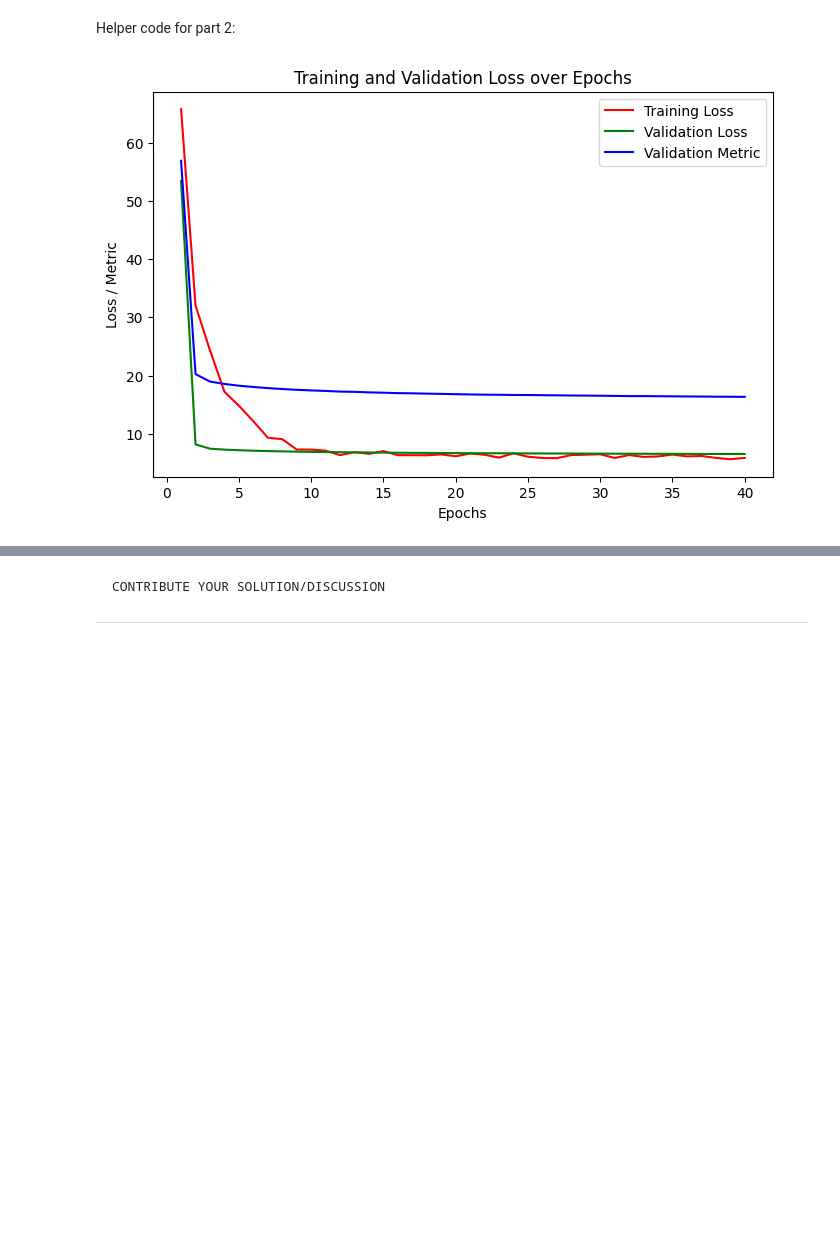
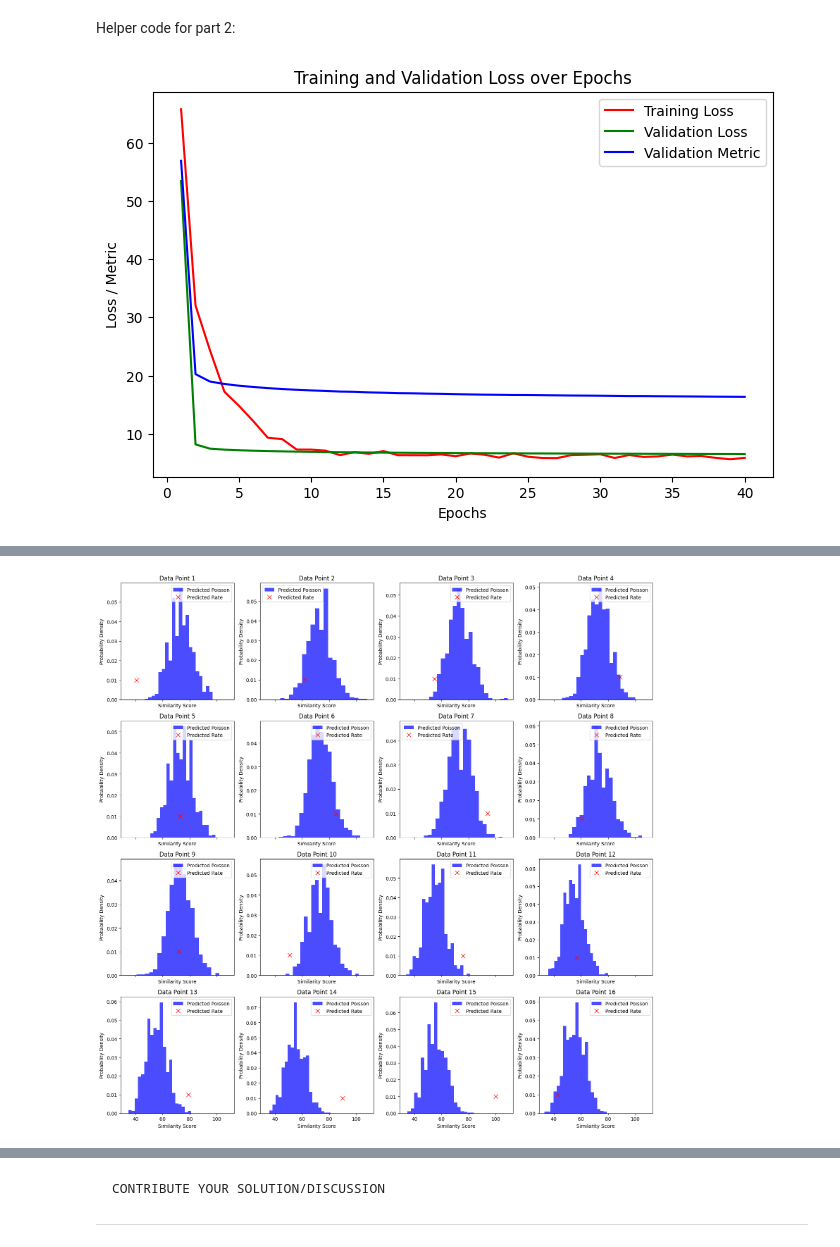
Before and after one commit to xsznr/NTMI, a Jupyter notebook: T3.ipynb, the cells around one changed output, grey strips where cells are left out. Drawn from its saved outputs; the diff is of its cells as text; code cells hidden in the pictures; blank space fills up the shorter version.

```diff
--- a/T3.ipynb
+++ b/T3.ipynb
@@ -1725,14 +1672,13 @@ plt.show()
 
 
 
+
 test_ha = bow_ff.transform([xy[0] for xy in sts_test])
-# encode part b of x
 test_hb = bow_ff.transform([xy[1] for xy in sts_test])
-# encode x as |bow(a)-bow(b)|
 test_h = np.abs(test_ha-test_hb)
 
 
-def predict_poisson(inputs, *, w, b):
+def predict_poisson(inputs, w, b):
     """
     inputs: een array van inputs met vorm [batch_grootte, aantal_functies]
     w: gewichten van het lineaire model met vorm [aantal_functies]
@@ -1740,20 +1686,84 @@ def predict_poisson(inputs, *, w, b):
     """
     inputs_dense = inputs.toarray()
     s = jnp.dot(inputs_dense, w) + b
-    rate = softplus(s)  # Poisson-parameter
+    rate = softplus(s)
     return rate
 
 
-# Maak voorspellingen op nieuwe gegevens
 predictions = predict_poisson(test_h, w=poi_w, b=poi_b)
 
 true_targets = [xy[2] for xy in sts_test]
 
-# Bereken MAE
 mae = mean_absolute_error(true_targets, predictions)
 
 print('')
 print(f"Mean Absolute Error (MAE) op de test set: {mae:.4f}")
+print('')
+
+
+
+
+
+top_positive_indices = np.argsort(poi_w)[-10:]
+top_negative_indices = np.argsort(poi_w)[:10]
+
+feature_names = poi_reg.feature_function.get_feature_names_out()
+
+print("Top positive weight features (increase similarity):")
+print([feature_names[i] for i in top_positive_indices])
+
+print("\nTop negative weight features (decrease similarity):")
+print([feature_names[i] for i in top_negative_indices])
+
+print('')
+
+
+
+
+num_samples = 1000
+
+fig, axs = plt.subplots(4, 4, sharex=True, figsize=(16, 16))
+
+for i in range(16):
+    x = sts_dev[i][0]
+    h = bow_ff.transform([x])
+    rate = predict_poisson(h, w=poi_w, b=poi_b).item()
+    samples = np.random.poisson(rate, size=num_samples)
+    axs[i//4, i%4].hist(samples, bins=20, density=True, alpha=0.7, color='blue', label="Predicted Poisson")
+    axs[i//4, i%4].plot(sts_dev[i][2], 0.01, 'rx', markersize=8, label="Predicted Rate")
+    axs[i//4, i%4].set_title(f"Data Point {i+1}")
+    axs[i//4, i%4].set_xlabel("Similarity Score")
+    axs[i//4, i%4].set_ylabel("Probability Density")
+    axs[i//4, i%4].legend()
+
+fig.tight_layout(h_pad=1, w_pad=1)
+plt.show()
+
+print('')
+print('bad predictions:')
+print('Example 1(data point 1): Its a failure because the predicted similarity is to high (rate is near 80)')
+print('even though the observed similarity is lower (40).')
+print('')
+print('Example 2(data point 10): Its a failure because the predicted similarity is to high (rate is near 75)')
+print('even though the observed similarity is lower (50).')
+print('')
+print('Example 3(data point 13): Its a failure because the predicted similarity is to low (rate is near 60)')
+print('even though the observed similarity is higher (80).')
+print('')
+print('Example 4(data point 14): Its a failure because the predicted similarity is to low (rate is near 60)')
+print('even though the observed similarity is higher (90).')
+print('')
+print('Example 5(data point 15): Its a failure because the predicted similarity is to low (rate is near 60)')
+print('even though the observed similarity is higher (100).')
+print('')
+print('')
+print('Based on this analysis you could speculate that:')
+print('')
+print('1: The basic bag-of-words feature function is not good enough to handle these cases.')
+print('It only considers word frequencies, not their semantic relationships or the overall sentence structure.')
+print('')
+print('2: The Poisson distribution might not be the best choice, as it assumes independence between words,')
+print('which isn\'t always true in sentences.')
 # %% [output]
 [figure]
 Mean Absolute Error (MAE) op de test set: 16.2015
@@ -1759,0 +1778 @@ Mean Absolute Error (MAE) op de test set: 16.2015
+[figure, added]
```
Also changed, not shown: parts of 5 cells of this notebook.
